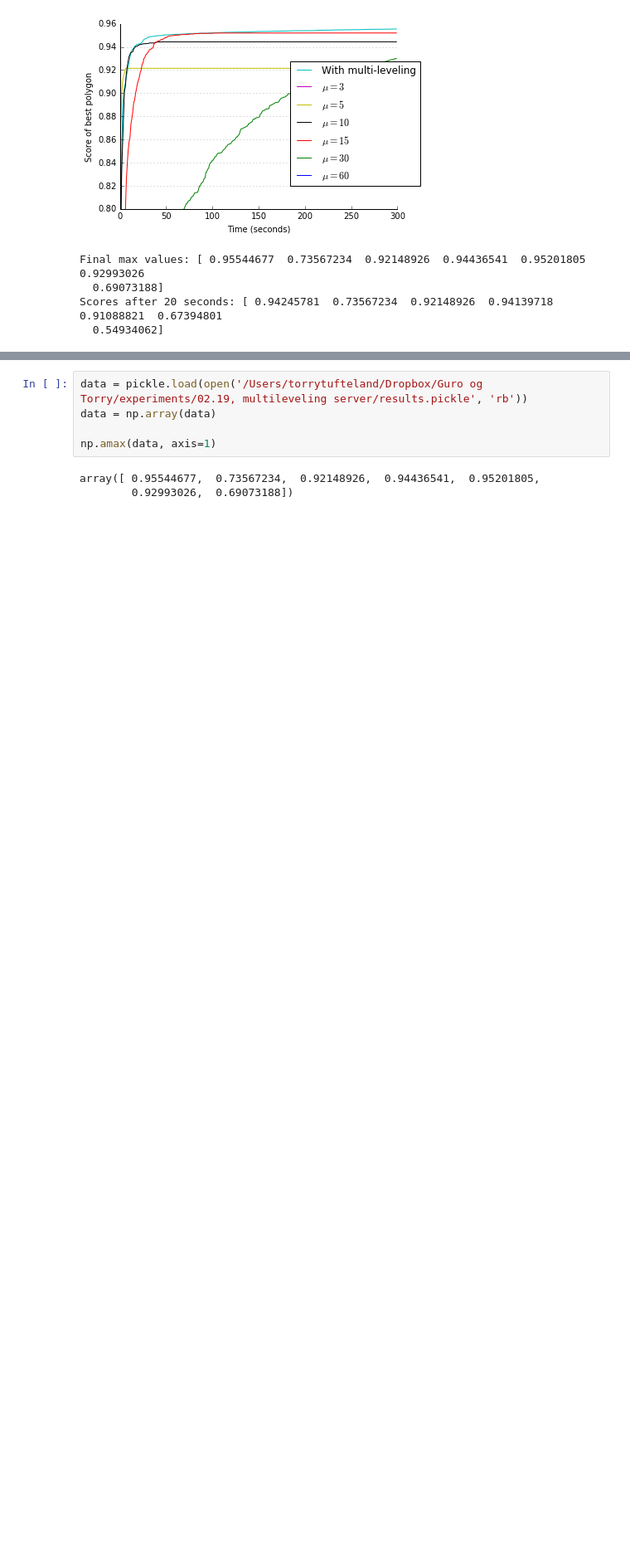
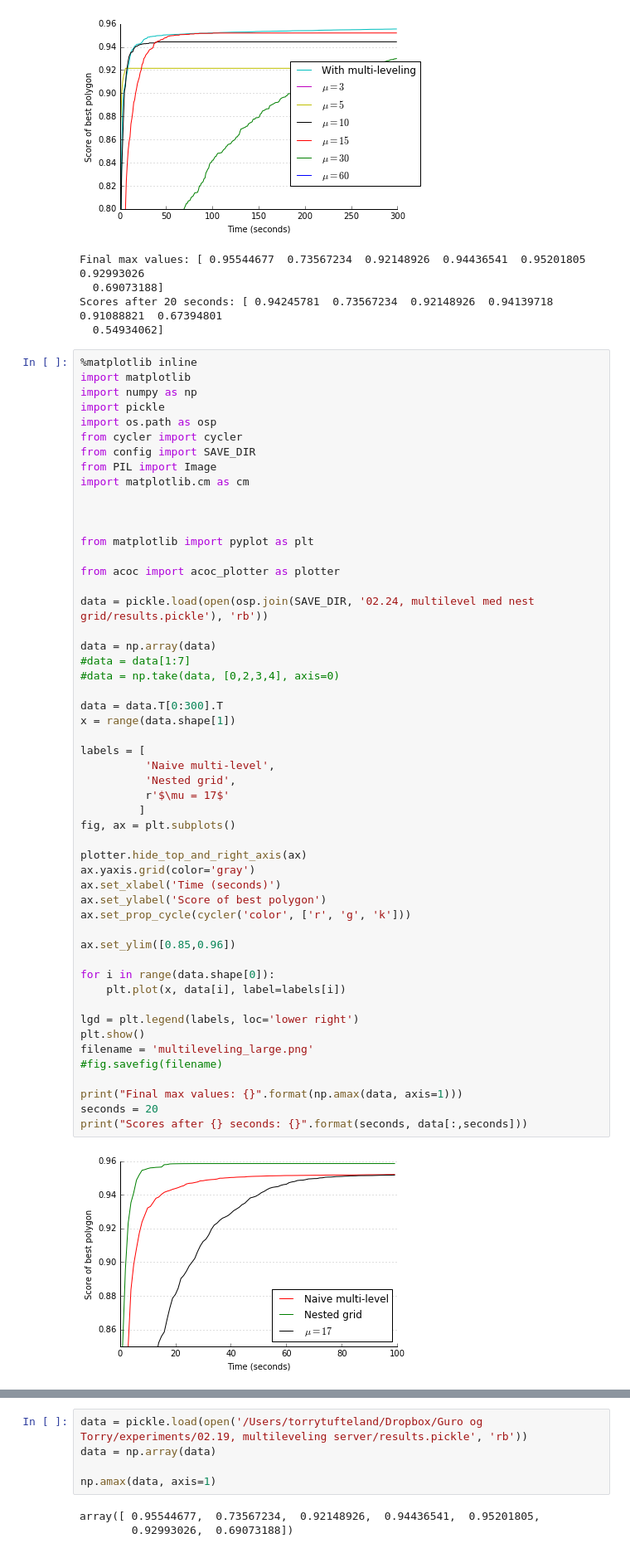
Before and after one commit to torryt/polyaco-plus, a Jupyter notebook: Multileveling.ipynb, the cells around one changed output, grey strips where cells are left out. Shown at 83% size. Drawn from its saved outputs; the diff is of its cells as text; blank space fills up the shorter version.

Commit message:
Updated images

```diff
--- a/Multileveling.ipynb
+++ b/Multileveling.ipynb
@@ -58,3 +58,57 @@ Final max values: [ 0.95544677  0.73567234  0.92148926  0.94436541  0.95201805
   0.69073188]
 Scores after 20 seconds: [ 0.94245781  0.73567234  0.92148926  0.94139718  0.91088821  0.67394801
   0.54934062]
+# %%
+%matplotlib inline
+import matplotlib
+import numpy as np
+import pickle
+import os.path as osp
+from cycler import cycler
+from config import SAVE_DIR
+from PIL import Image
+import matplotlib.cm as cm
+
+
+
+from matplotlib import pyplot as plt
+
+from acoc import acoc_plotter as plotter
+
+data = pickle.load(open(osp.join(SAVE_DIR, '02.24, multilevel med nest grid/results.pickle'), 'rb'))
+
+data = np.array(data)
+#data = data[1:7]
+#data = np.take(data, [0,2,3,4], axis=0)
+
+data = data.T[0:300].T
+x = range(data.shape[1])
+
+labels = [
+          'Naive multi-level',
+          'Nested grid',
+          r'$\mu = 17$'
+         ]
+fig, ax = plt.subplots()
+
+plotter.hide_top_and_right_axis(ax)
+ax.yaxis.grid(color='gray')
+ax.set_xlabel('Time (seconds)')
+ax.set_ylabel('Score of best polygon')
+ax.set_prop_cycle(cycler('color', ['r', 'g', 'k']))
+
+ax.set_ylim([0.85,0.96])
+
+for i in range(data.shape[0]):
+    plt.plot(x, data[i], label=labels[i])
+
+lgd = plt.legend(labels, loc='lower right')
+plt.show()
+filename = 'multileveling_large.png'
+#fig.savefig(filename)
+
+print("Final max values: {}".format(np.amax(data, axis=1)))
+seconds = 20
+print("Scores after {} seconds: {}".format(seconds, data[:,seconds]))
+# %% [output]
+[figure, added]
```
Also changed, not shown: parts of 1 cell of this notebook.
